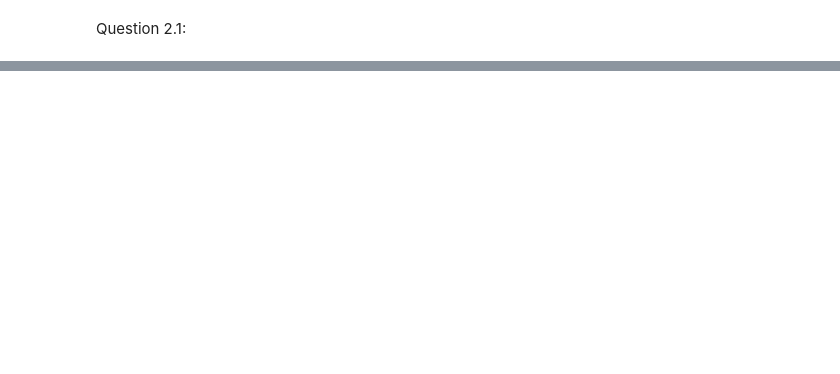
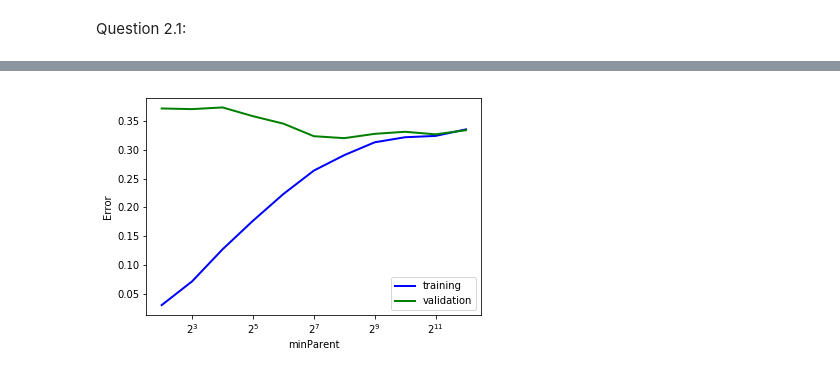
Before and after one commit to nuslarry/cs273a, a Jupyter notebook: 273-hw4-code/cs273a-hw4.ipynb, the cells around one changed output, grey strips where cells are left out. Cells and saved outputs as stored; diff of their text form; code cells hidden in the pictures; blank space fills up the shorter version.

```diff
--- a/273-hw4-code/cs273a-hw4.ipynb
+++ b/273-hw4-code/cs273a-hw4.ipynb
@@ -82,0 +126,22 @@ print(np.sum(kk))
+# %%
+#question 2.4
+training_errs=[]
+validation_errs=[]
+for mp in 2**np.arange(2,12+1,1):
+    dt = ml.dtree.treeClassify(xt_0_10000, yt_0_10000, maxDepth = 50, minParent=mp)
+    yt_0_10000_hat = dt.predict(xt_0_10000)
+    yv_10000_20000_hat = dt.predict(xv_10000_20000)
+    training_err=np.sum(yt_0_10000!=yt_0_10000_hat)/yt_0_10000.shape[0]
+    validation_err=np.sum(yv_10000_20000!=yv_10000_20000_hat)/yv_10000_20000.shape[0]
+    training_errs.append(training_err)
+    validation_errs.append(validation_err)
+
+plt.plot(2**np.arange(2,12+1,1), training_errs, 'b-', linewidth=2, label='training')
+plt.plot(2**np.arange(2,12+1,1), validation_errs, 'g-', linewidth=2, label='validation')
+plt.xscale('log',basex=2)
+plt.xlabel('minParent')
+plt.ylabel('Error')
+plt.legend(loc='lower right')
+plt.show()
+# %% [output]
+[figure, added]
```
Also changed, not shown: parts of 14 cells of this notebook, 1 other file.
